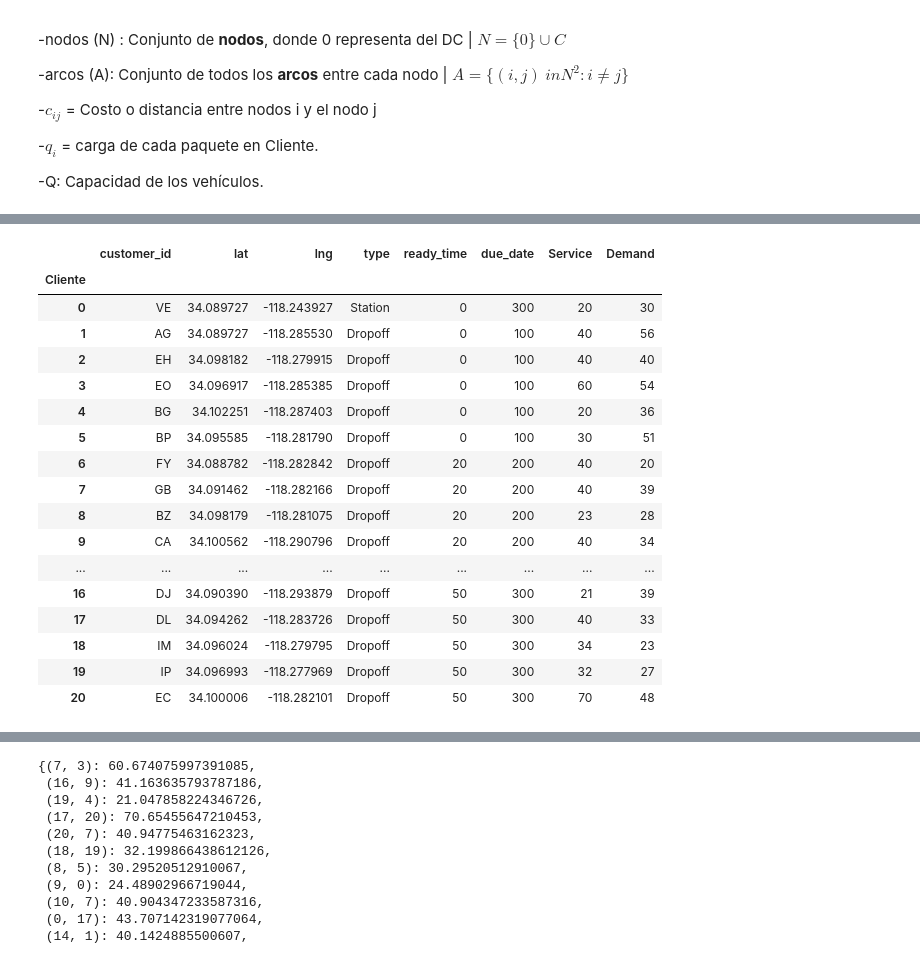
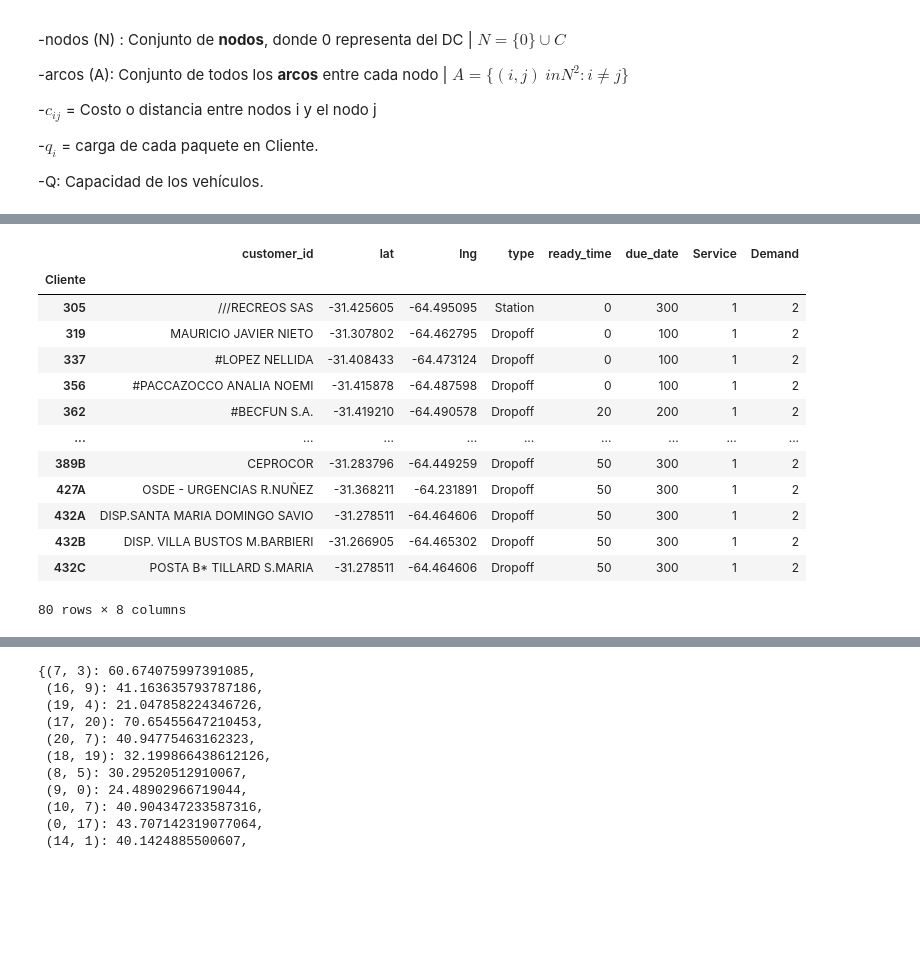
Before and after one commit to tobigrassani/CVRPTW, a Jupyter notebook: CVRPTW FOLIUM/Ejercicio CVRPTW.ipynb, the cells around one changed output, grey strips where cells are left out. Cells and saved outputs as stored; diff of their text form; code cells hidden in the pictures; blank space fills up the shorter version.

```diff
--- a/CVRPTW FOLIUM/Ejercicio CVRPTW.ipynb
+++ b/CVRPTW FOLIUM/Ejercicio CVRPTW.ipynb
@@ -63,31 +44,27 @@ Note: you may need to restart the kernel to use updated packages.
 # %%
 Q=200
 V=10
-df=pd.read_excel("Amazon.xlsx")
+df=pd.read_excel("Prueba M1.xlsx")
 df.set_index('Cliente',inplace=True)
 nodos=[a for a in df.index]
 clientes=[a for a in nodos if a!=0]
 vehiculos=[i for i in range(1,V+1)]
 df
 # %% [output]
 |  | customer_id | lat | lng | type | ready_time | due_date | Service | Demand |
 | Cliente |  |  |  |  |  |  |  |  |
-| 0 | VE | 34.089727 | -118.243927 | Station | 0 | 300 | 20 | 30 |
-| 1 | AG | 34.089727 | -118.285530 | Dropoff | 0 | 100 | 40 | 56 |
-| 2 | EH | 34.098182 | -118.279915 | Dropoff | 0 | 100 | 40 | 40 |
-| 3 | EO | 34.096917 | -118.285385 | Dropoff | 0 | 100 | 60 | 54 |
-| 4 | BG | 34.102251 | -118.287403 | Dropoff | 0 | 100 | 20 | 36 |
-| 5 | BP | 34.095585 | -118.281790 | Dropoff | 0 | 100 | 30 | 51 |
-| 6 | FY | 34.088782 | -118.282842 | Dropoff | 20 | 200 | 40 | 20 |
-| 7 | GB | 34.091462 | -118.282166 | Dropoff | 20 | 200 | 40 | 39 |
-| 8 | BZ | 34.098179 | -118.281075 | Dropoff | 20 | 200 | 23 | 28 |
-| 9 | CA | 34.100562 | -118.290796 | Dropoff | 20 | 200 | 40 | 34 |
+| 305 | ///RECREOS SAS | -31.425605 | -64.495095 | Station | 0 | 300 | 1 | 2 |
+| 319 | MAURICIO JAVIER NIETO | -31.307802 | -64.462795 | Dropoff | 0 | 100 | 1 | 2 |
+| 337 | #LOPEZ NELLIDA | -31.408433 | -64.473124 | Dropoff | 0 | 100 | 1 | 2 |
+| 356 | #PACCAZOCCO ANALIA NOEMI | -31.415878 | -64.487598 | Dropoff | 0 | 100 | 1 | 2 |
+| 362 | #BECFUN S.A. | -31.419210 | -64.490578 | Dropoff | 20 | 200 | 1 | 2 |
 | ... | ... | ... | ... | ... | ... | ... | ... | ... |
-| 16 | DJ | 34.090390 | -118.293879 | Dropoff | 50 | 300 | 21 | 39 |
-| 17 | DL | 34.094262 | -118.283726 | Dropoff | 50 | 300 | 40 | 33 |
-| 18 | IM | 34.096024 | -118.279795 | Dropoff | 50 | 300 | 34 | 23 |
-| 19 | IP | 34.096993 | -118.277969 | Dropoff | 50 | 300 | 32 | 27 |
-| 20 | EC | 34.100006 | -118.282101 | Dropoff | 50 | 300 | 70 | 48 |
+| 389B | CEPROCOR | -31.283796 | -64.449259 | Dropoff | 50 | 300 | 1 | 2 |
+| 427A | OSDE - URGENCIAS R.NUÑEZ | -31.368211 | -64.231891 | Dropoff | 50 | 300 | 1 | 2 |
+| 432A | DISP.SANTA MARIA DOMINGO SAVIO | -31.278511 | -64.464606 | Dropoff | 50 | 300 | 1 | 2 |
+| 432B | DISP. VILLA BUSTOS M.BARBIERI | -31.266905 | -64.465302 | Dropoff | 50 | 300 | 1 | 2 |
+| 432C | POSTA B* TILLARD S.MARIA | -31.278511 | -64.464606 | Dropoff | 50 | 300 | 1 | 2 |
+80 rows × 8 columns
 # %%
 #plt.figure(figsize=(200,60)) #tamaño del lienzo donde se grafica
 #plt.scatter(df['lat'],df['lng'],c='green') #graficar coordenadas de clientes
```
Also changed, not shown: parts of 2 cells of this notebook.
